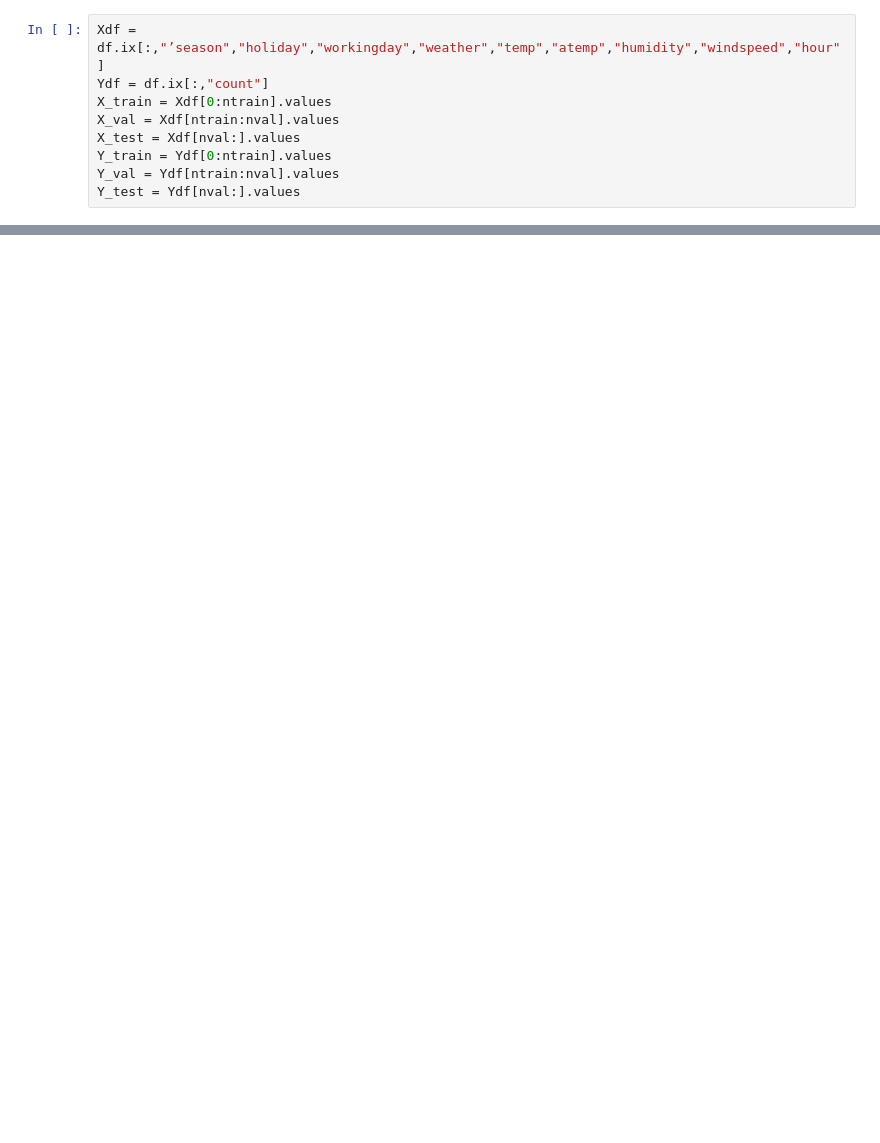
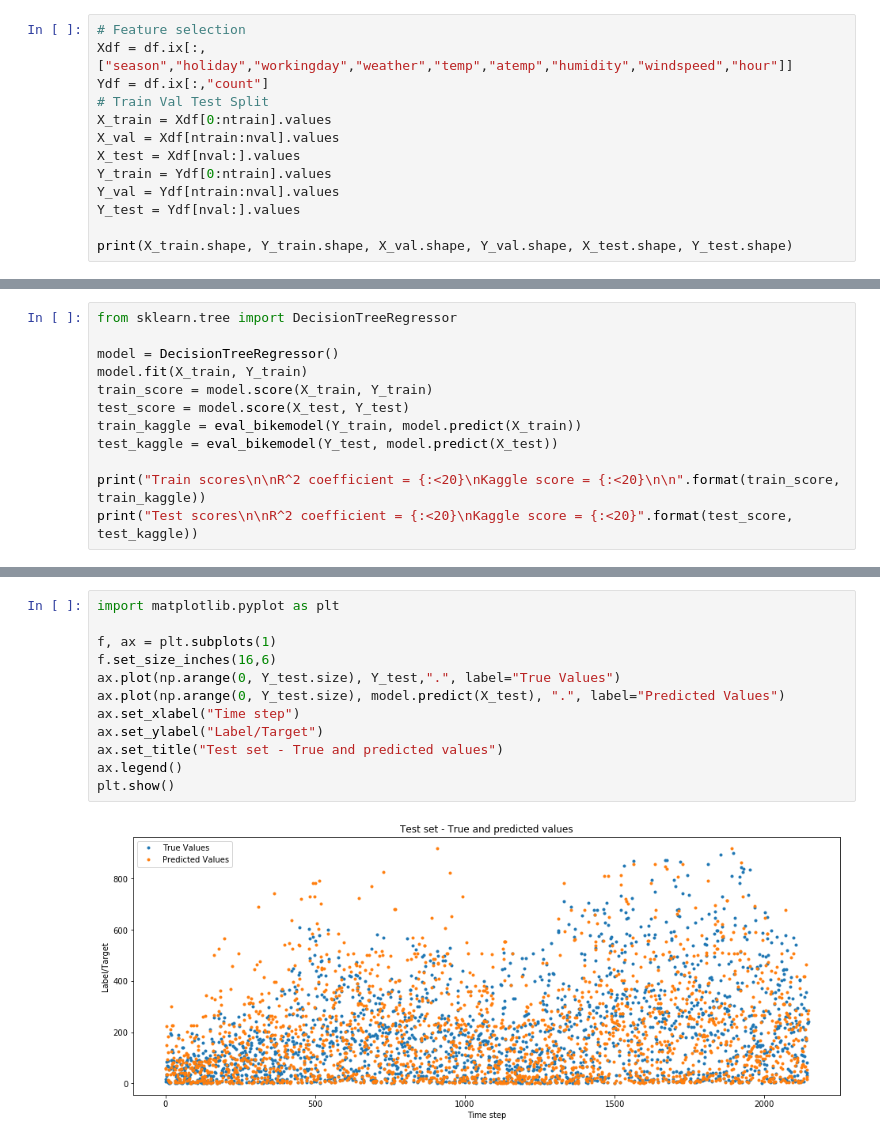
Before and after one commit to ddist/MachineLearning_3, a Jupyter notebook: 2.ipynb, the cells around one changed output, grey strips where cells are left out. Saved outputs shown, nothing was run; the diff lists cells and outputs as text; blank space fills up the shorter version.

```diff
--- a/2.ipynb
+++ b/2.ipynb
@@ -36,10 +50,14 @@ def eval_bikemodel(y_predict,y_true):
 # %%
-Xdf = df.ix[:,"’season","holiday","workingday","weather","temp","atemp","humidity","windspeed","hour"]
+# Feature selection
+Xdf = df.ix[:,["season","holiday","workingday","weather","temp","atemp","humidity","windspeed","hour"]]
 Ydf = df.ix[:,"count"]
+# Train Val Test Split
 X_train = Xdf[0:ntrain].values
 X_val = Xdf[ntrain:nval].values
 X_test = Xdf[nval:].values
 Y_train = Ydf[0:ntrain].values
 Y_val = Ydf[ntrain:nval].values
 Y_test = Ydf[nval:].values
+
+print(X_train.shape, Y_train.shape, X_val.shape, Y_val.shape, X_test.shape, Y_test.shape)
 # %% [output]
@@ -53,0 +65,12 @@ IndexingError: Too many indexers
+# %%
+from sklearn.tree import DecisionTreeRegressor
+
+model = DecisionTreeRegressor()
+model.fit(X_train, Y_train)
+train_score = model.score(X_train, Y_train)
+test_score = model.score(X_test, Y_test)
+train_kaggle = eval_bikemodel(Y_train, model.predict(X_train))
+test_kaggle = eval_bikemodel(Y_test, model.predict(X_test))
+
+print("Train scores\n\nR^2 coefficient = {:<20}\nKaggle score = {:<20}\n\n".format(train_score, train_kaggle))
+print("Test scores\n\nR^2 coefficient = {:<20}\nKaggle score = {:<20}".format(test_score, test_kaggle))
@@ -53,0 +88,14 @@ IndexingError: Too many indexers
+# %%
+import matplotlib.pyplot as plt
+
+f, ax = plt.subplots(1)
+f.set_size_inches(16,6)
+ax.plot(np.arange(0, Y_test.size), Y_test,".", label="True Values")
+ax.plot(np.arange(0, Y_test.size), model.predict(X_test), ".", label="Predicted Values")
+ax.set_xlabel("Time step")
+ax.set_ylabel("Label/Target")
+ax.set_title("Test set - True and predicted values")
+ax.legend()
+plt.show()
+# %% [output]
+[figure, added]
```
Also changed, not shown: parts of 30 cells of this notebook, 3 other files.
